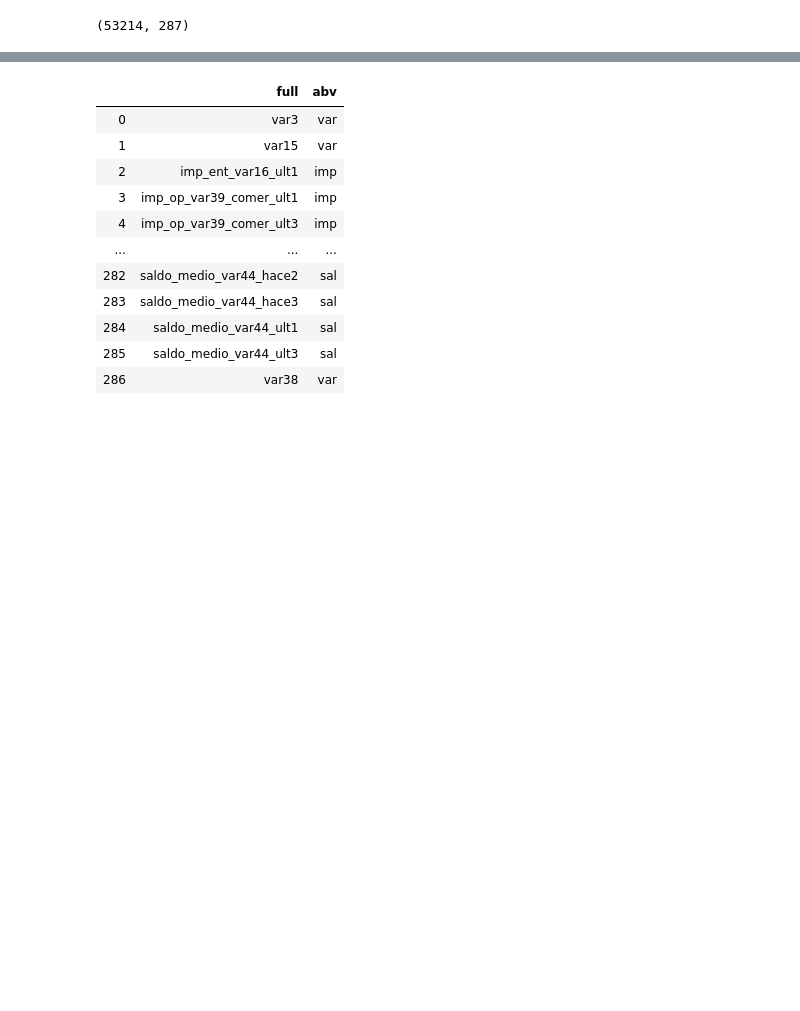
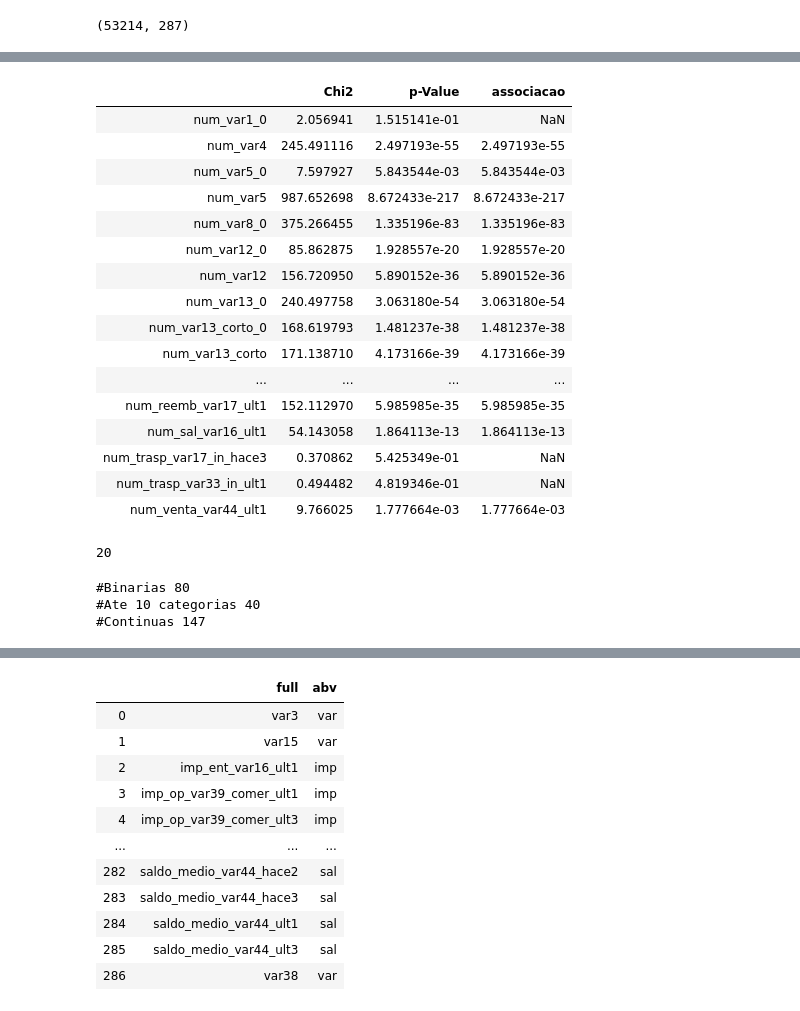
Before and after one commit to brunaolivc/DATA_MASTER, a Jupyter notebook: DM_prep.ipynb, the cells around one changed output, grey strips where cells are left out. Drawn from its saved outputs; the diff is of its cells as text; code cells hidden in the pictures; blank space fills up the shorter version.

```diff
--- a/DM_prep.ipynb
+++ b/DM_prep.ipynb
@@ -106,3 +106,9 @@ features_2.head()
 features_2.shape
 # %% [output]
 (53214, 287)
+# %%
+dict = {'full': features_2.columns}
+colunas = pd.DataFrame(dict)
+
+colunas['abv'] = colunas['full'].str.slice(0,3)
+colunas
@@ -152,6 +195,10 @@ print('#Categoricas',len(vars_cat))
 # %%
+#VERIFICA SE AS VARIAVEIS CONSIDERADAS CATEGORICAS SAO INTEIROS NAO NEGATIVOS, CASO CONTRARIO, CHAMAR DE CONTINUAS
+
 var_cat_true = []
 
-var_cat_true = [columns for columns in features_2[vars_cat10].columns if np.array_equal(features_2[columns], features_2[columns].astype(int))]
+var_cat_true = [columns for columns in features_2[vars_cat10].columns
+                if np.array_equal(features_2[columns], features_2[columns].astype(int))
+                and np.array_equal(features_2[columns], abs(features_2[columns]))]
 print(len(var_cat_true))
 # %% [output]
@@ -161,0 +206,5 @@ print(len(var_cat_true))
+# %%
+vars_to_cont = []
+
+vars_to_cont = [columns for columns in features_2[vars_cat10].columns if columns not in var_cat_true]
+print(len(vars_to_cont))
@@ -161,0 +213,9 @@ print(len(var_cat_true))
+# %%
+vars_cont_2 = []
+vars_cat10_2 = []
+
+vars_cont_2 = [columns for columns in features_2.columns if columns in vars_cont or columns in vars_to_cont]
+vars_cat10_2 = [columns for columns in features_2[vars_cat10].columns if columns not in vars_to_cont]
+print('#Binarias',len(vars_bin))
+print('#Ate 10 categorias',len(vars_cat10_2))
+print('#Continuas',len(vars_cont_2))
@@ -161,0 +246,53 @@ print(len(var_cat_true))
+# %%
+#FAZER UM TESTE QUI-QUADRADO ENTRE AS VARIAVEIS CAEGORICAS E A TARGET PARA VERIFICAR A ASSOCIACAO ENTRE ELAS
+#Chi Quadrado mede a relação de dependência entre duas variáveis categóricas, verificando como os valores esperados
+# desviam dos valores observados.
+
+
+# Importar metrica
+from sklearn.feature_selection import chi2
+# Calculando Chi-Squared
+chi_scores = chi2(train_set[vars_cat10_2],train_set['TARGET'])
+# Colocando label nos resultados para posterior plot
+scores = pd.Series(chi_scores[0], index=vars_cat10_2)
+pvalues = pd.Series(chi_scores[1], index=vars_cat10_2)
+
+# Results
+teste_chi = pd.DataFrame({'Chi2':scores, 'p-Value':pvalues})
+teste_chi['associacao'] = teste_chi[teste_chi['p-Value'] <= 0.05]['p-Value']
+teste_chi
+# %% [output]
+|  | Chi2 | p-Value | associacao |
+| num_var1_0 | 2.056941 | 1.515141e-01 | NaN |
+| num_var4 | 245.491116 | 2.497193e-55 | 2.497193e-55 |
+| num_var5_0 | 7.597927 | 5.843544e-03 | 5.843544e-03 |
+| num_var5 | 987.652698 | 8.672433e-217 | 8.672433e-217 |
+| num_var8_0 | 375.266455 | 1.335196e-83 | 1.335196e-83 |
+| num_var12_0 | 85.862875 | 1.928557e-20 | 1.928557e-20 |
+| num_var12 | 156.720950 | 5.890152e-36 | 5.890152e-36 |
+| num_var13_0 | 240.497758 | 3.063180e-54 | 3.063180e-54 |
+| num_var13_corto_0 | 168.619793 | 1.481237e-38 | 1.481237e-38 |
+| num_var13_corto | 171.138710 | 4.173166e-39 | 4.173166e-39 |
+| ... | ... | ... | ... |
+| num_reemb_var17_ult1 | 152.112970 | 5.985985e-35 | 5.985985e-35 |
+| num_sal_var16_ult1 | 54.143058 | 1.864113e-13 | 1.864113e-13 |
+| num_trasp_var17_in_hace3 | 0.370862 | 5.425349e-01 | NaN |
+| num_trasp_var33_in_ult1 | 0.494482 | 4.819346e-01 | NaN |
+| num_venta_var44_ult1 | 9.766025 | 1.777664e-03 | 1.777664e-03 |
+# %%
+to_drp_3 = []
+to_drop_3 = [columns for columns in teste_chi[teste_chi['p-Value'] > 0.05].index]
+print(len(to_drop_3))
+# %% [output]
+20
+# %%
+vars_cat10_3 = []
+
+vars_cat10_3 = [columns for columns in features_2[vars_cat10_2].columns if columns not in to_drop_3]
+print('#Binarias',len(vars_bin))
+print('#Ate 10 categorias',len(vars_cat10_3))
+print('#Continuas',len(vars_cont_2))
+# %% [output]
+#Binarias 80
+#Ate 10 categorias 40
+#Continuas 147
```
Also changed, not shown: parts of 14 cells of this notebook.
